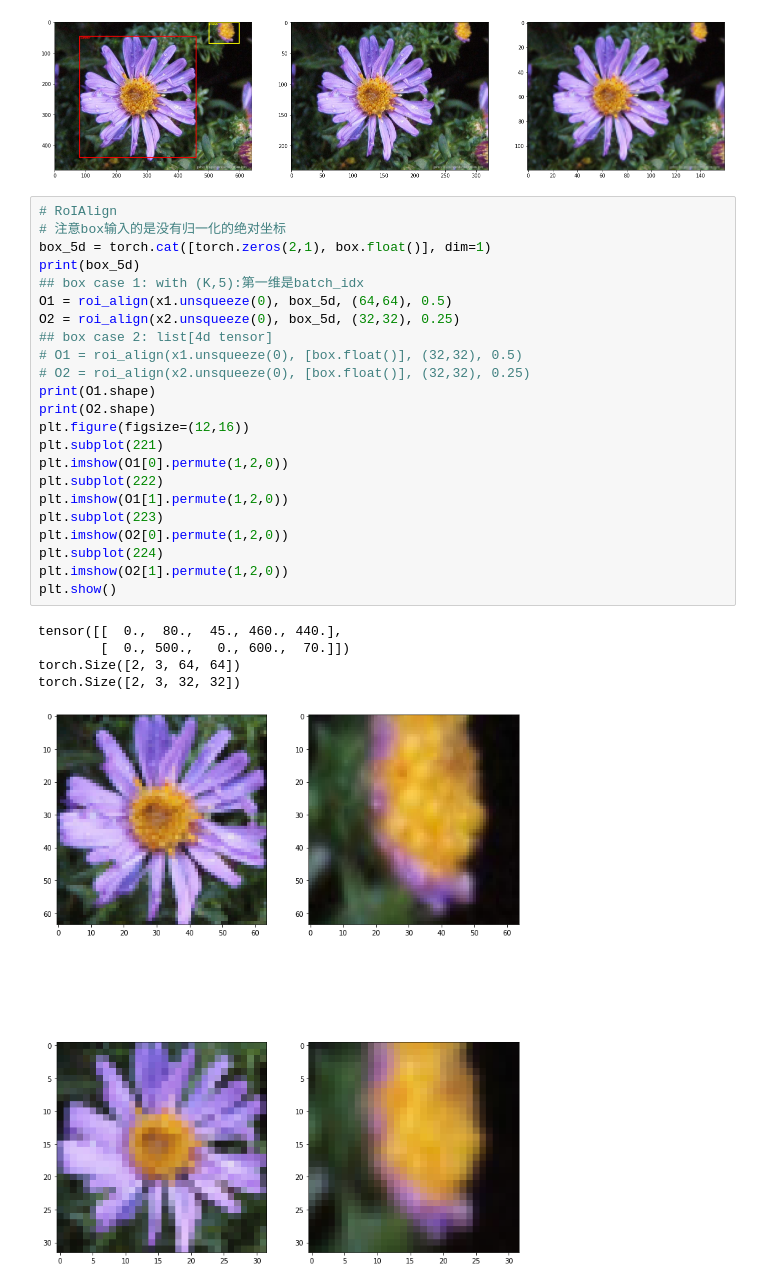
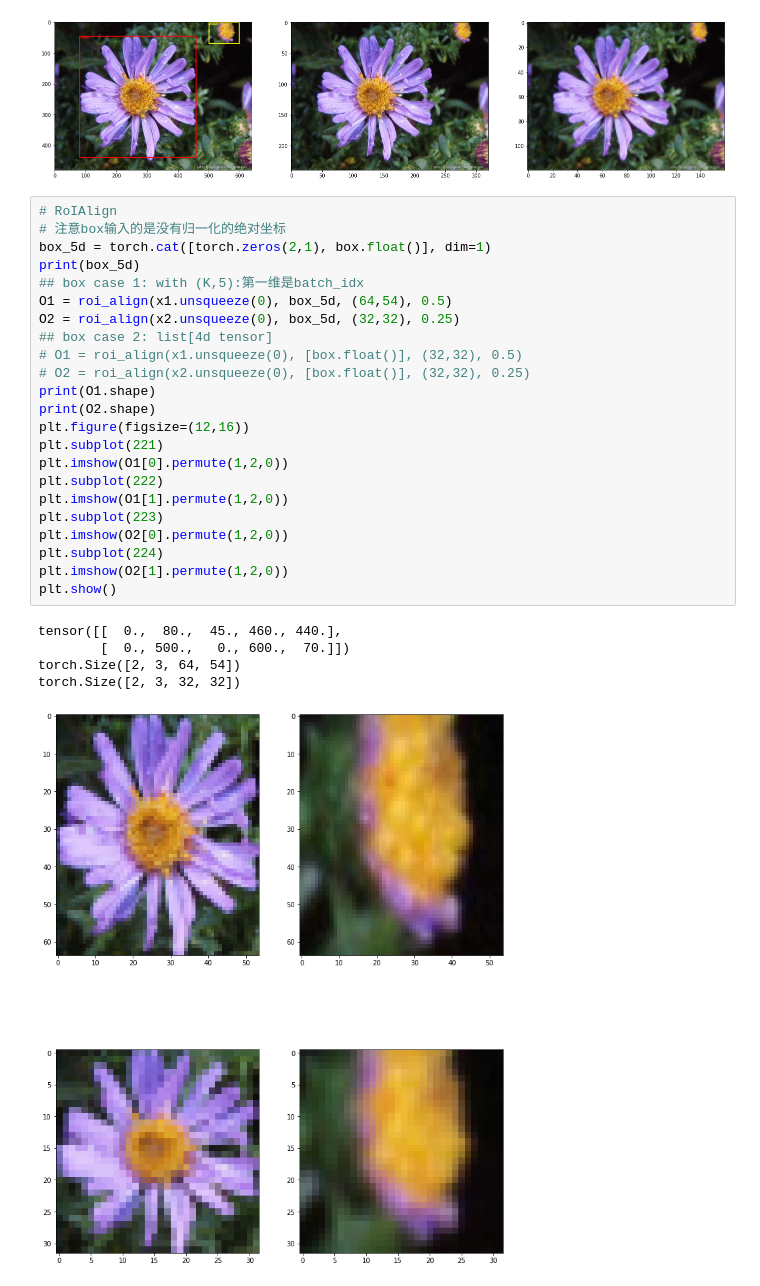
Before and after one commit to 3288103265/my_snippets, a Jupyter notebook: pytorch/torchvision.ipynb, the cells around one changed output. Cells and saved outputs as stored; diff of their text form.

```diff
--- a/pytorch/torchvision.ipynb
+++ b/pytorch/torchvision.ipynb
@@ -68,29 +68,29 @@ torch.Size([3, 120, 160])
 # %%
 # RoIAlign
 # 注意box输入的是没有归一化的绝对坐标
 box_5d = torch.cat([torch.zeros(2,1), box.float()], dim=1)
 print(box_5d)
 ## box case 1: with (K,5):第一维是batch_idx
-O1 = roi_align(x1.unsqueeze(0), box_5d, (64,64), 0.5)
+O1 = roi_align(x1.unsqueeze(0), box_5d, (64,54), 0.5)
 O2 = roi_align(x2.unsqueeze(0), box_5d, (32,32), 0.25)
 ## box case 2: list[4d tensor]
 # O1 = roi_align(x1.unsqueeze(0), [box.float()], (32,32), 0.5)
 # O2 = roi_align(x2.unsqueeze(0), [box.float()], (32,32), 0.25)
 print(O1.shape)
 print(O2.shape)
 plt.figure(figsize=(12,16))
 plt.subplot(221)
 plt.imshow(O1[0].permute(1,2,0))
 plt.subplot(222)
 plt.imshow(O1[1].permute(1,2,0))
 plt.subplot(223)
 plt.imshow(O2[0].permute(1,2,0))
 plt.subplot(224)
 plt.imshow(O2[1].permute(1,2,0))
 plt.show()
 # %% [output]
 tensor([[  0.,  80.,  45., 460., 440.],
         [  0., 500.,   0., 600.,  70.]])
-torch.Size([2, 3, 64, 64])
+torch.Size([2, 3, 64, 54])
 torch.Size([2, 3, 32, 32])
-[figure, old version]
+[figure, new version]
```
Also changed, not shown: parts of 3 cells of this notebook, 1 other file.
